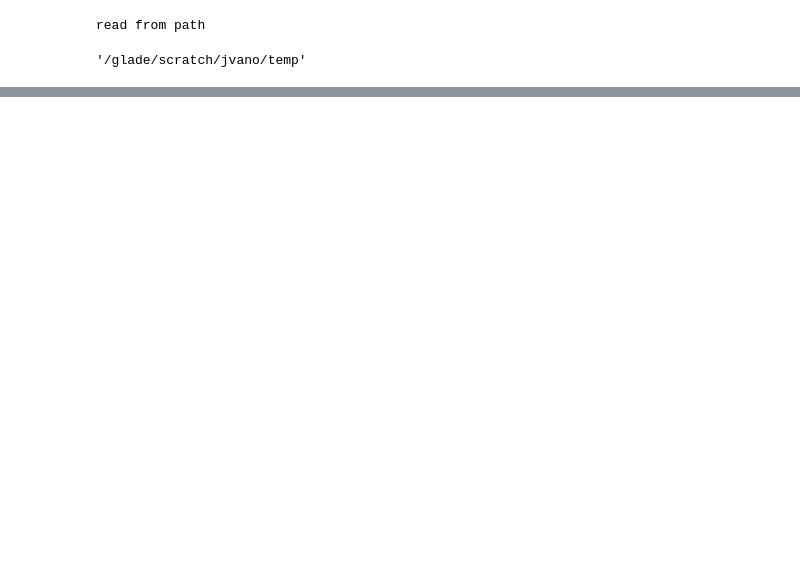
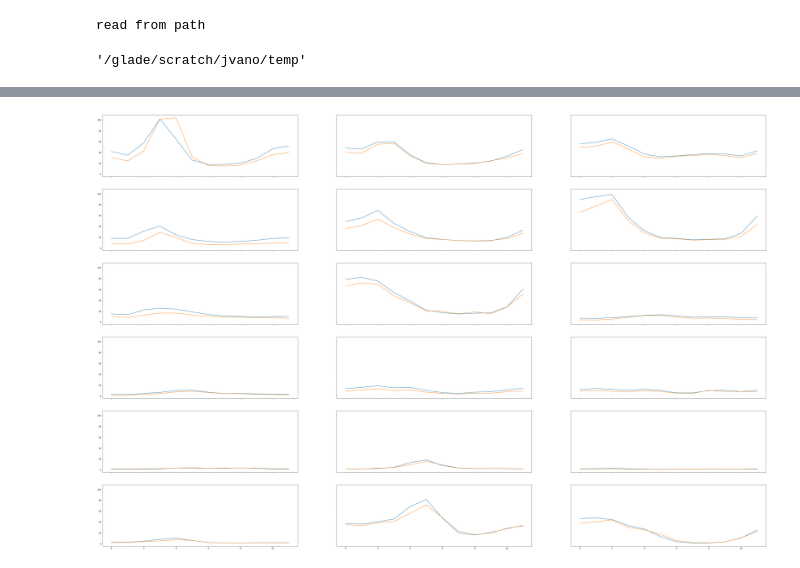
Before and after one commit to nmizukami/LOCA_Downscaling_Analysis, a Jupyter notebook: notebooks/huc_jav.ipynb, the cells around one changed output, grey strips where cells are left out. Cells and saved outputs as stored; diff of their text form; code cells hidden in the pictures; blank space fills up the shorter version.

```diff
--- a/notebooks/huc_jav.ipynb
+++ b/notebooks/huc_jav.ipynb
@@ -91,0 +170,14 @@ Attributes:
+# %%
+fig, axes = plt.subplots(ncols=3, nrows=6, sharex=True, sharey=True, figsize=(60, 40), squeeze=False)
+
+lookup = gdf
+staid = []
+# display (data_by_huc)
+
+# for i, (staid, row) in enumerate(lookup.iterrows()):
+for i, (staid, row) in enumerate(lookup.iterrows()):
+    plt.sca(axes.flat[i])
+    plt.plot(data_by_huc_ens_mean['bcsd'].isel(region=i))
+    plt.plot(data_by_huc_ens_mean['loca'].isel(region=i))
+# %% [output]
+[figure, added]
```
Also changed, not shown: parts of 20 cells of this notebook, 6 other files.
